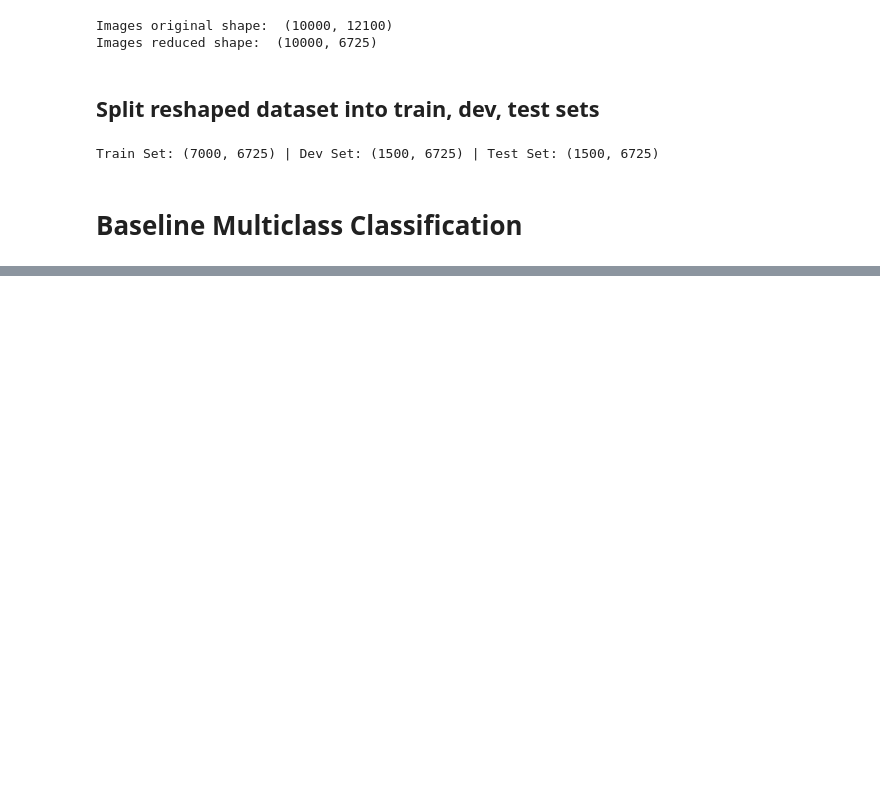
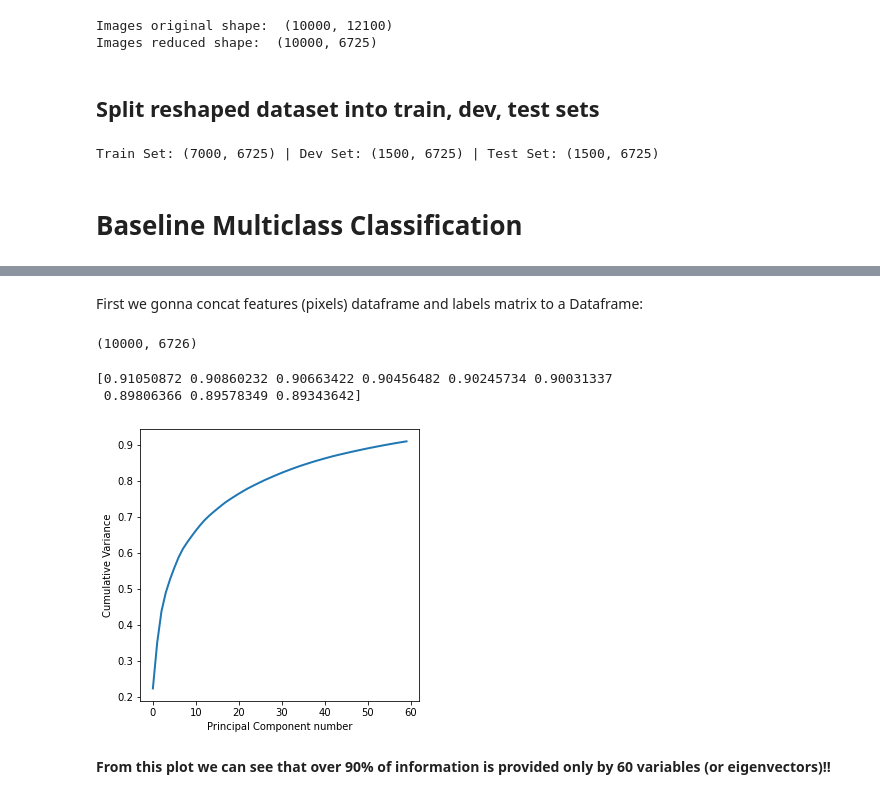
Before and after one commit to xeniakal/AMLS_20-21_SN20159465, a Jupyter notebook: B1/FaceShapeRecognition.ipynb, the cells around one changed output, grey strips where cells are left out. Saved outputs shown, nothing was run; the diff lists cells and outputs as text; code cells hidden in the pictures; blank space fills up the shorter version.

```diff
--- a/B1/FaceShapeRecognition.ipynb
+++ b/B1/FaceShapeRecognition.ipynb
@@ -244,0 +331,28 @@ Train Set: (7000, 6725) | Dev Set: (1500, 6725) | Test Set: (1500, 6725)
+# %% [markdown]
+First we gonna concat features (pixels) dataframe and labels matrix to a Dataframe:
+# %%
+feat_cols = [ 'pixel'+str(i) for i in range(reshaped_images_reduced.shape[1])]
+df_cartoons = pd.DataFrame(reshaped_images_reduced,columns=feat_cols)
+df_cartoons['label'] = labels.to_numpy()
+df_cartoons.shape
+# %% [output]
+(10000, 6726)
+# %%
+n = 60
+pca = PCA(n_components=n)
+df_PCA = pca.fit_transform(df_cartoons.iloc[:,:-1])
+
+evar = pca.explained_variance_ratio_
+cum_evar = np.cumsum(evar)
+print(cum_evar[:-10:-1])
+plt.figure(1, figsize=(5, 5))
+plt.xlabel("Principal Component number")
+plt.ylabel('Cumulative Variance')
+plt.plot(cum_evar, linewidth=2)
+plt.show()
+# %% [output]
+[0.91050872 0.90860232 0.90663422 0.90456482 0.90245734 0.90031337
+ 0.89806366 0.89578349 0.89343642]
+[figure, added]
+# %% [markdown]
+**From this plot we can see that over 90% of information is provided only by 60 variables (or eigenvectors)!!**
```
Also changed, not shown: parts of 29 cells of this notebook, 1 other file.
